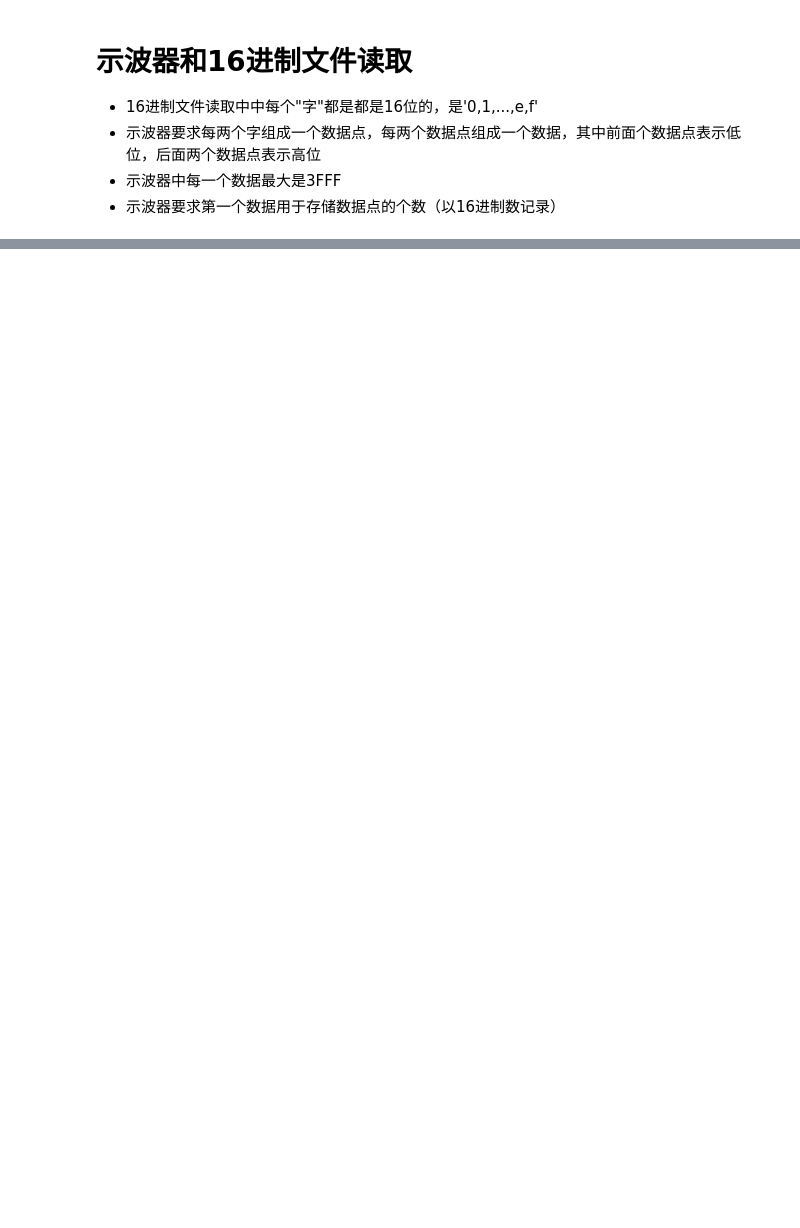
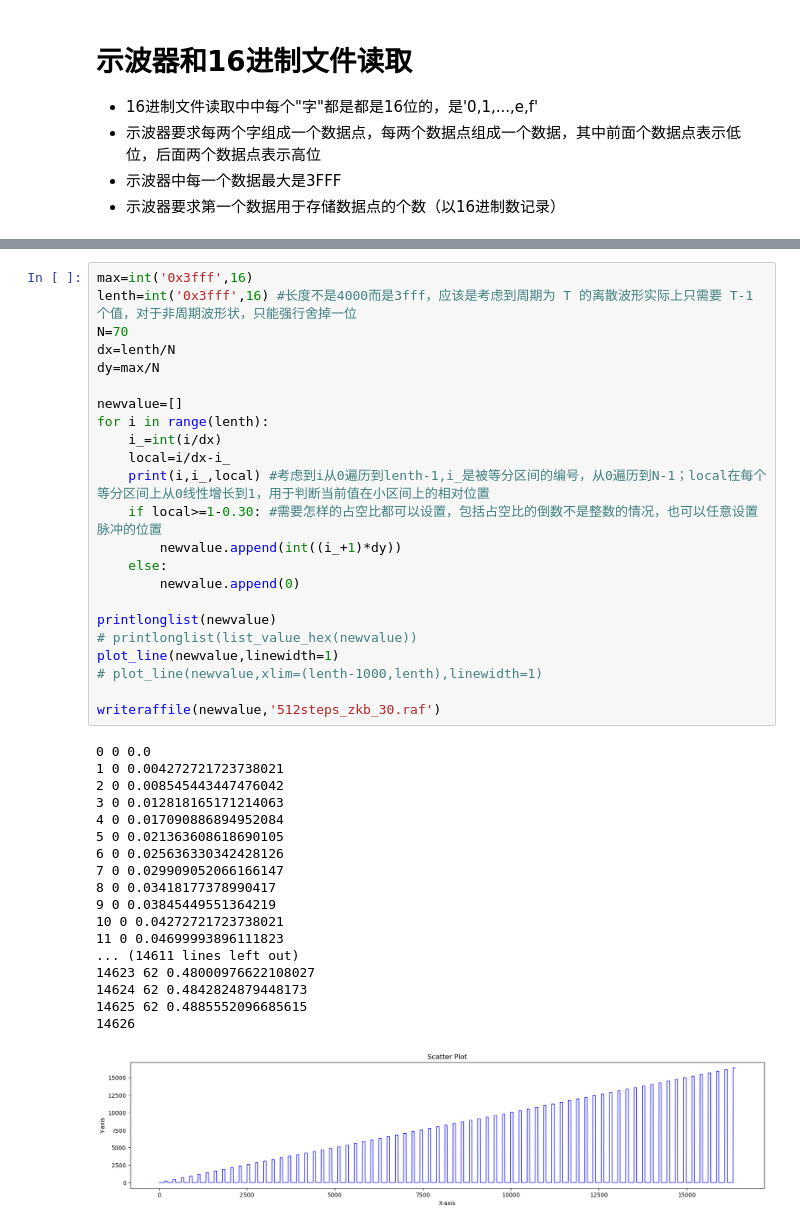
Before and after one commit to Xuanyiyiren/Oscilloscope-waveform-editing, a Jupyter notebook: 波形编辑.ipynb, the cells around one changed output, grey strips where cells are left out. Saved outputs shown, nothing was run; the diff lists cells and outputs as text; blank space fills up the shorter version.

```diff
--- a/波形编辑.ipynb
+++ b/波形编辑.ipynb
@@ -230 +225,43 @@ df 3f df 3f df 3f df 3f df 3f df 3f df 3f df 3f df 3f df 3f df 3f df 3f df 3f df
 ff 3f ff 3f ff 3f ff 3f ff 3f ff 3f ff 3f ff 3f ff 3f ff 3f ff 3f ff 3f ff 3f ff 3f ff 3f
+# %%
+max=int('0x3fff',16)
+lenth=int('0x3fff',16) #长度不是4000而是3fff，应该是考虑到周期为 T 的离散波形实际上只需要 T-1 个值，对于非周期波形状，只能强行舍掉一位
+N=70
+dx=lenth/N
+dy=max/N
+
+newvalue=[]
+for i in range(lenth):
+    i_=int(i/dx)
+    local=i/dx-i_
+    print(i,i_,local) #考虑到i从0遍历到lenth-1,i_是被等分区间的编号，从0遍历到N-1；local在每个等分区间上从0线性增长到1，用于判断当前值在小区间上的相对位置
+    if local>=1-0.30: #需要怎样的占空比都可以设置，包括占空比的倒数不是整数的情况，也可以任意设置脉冲的位置
+        newvalue.append(int((i_+1)*dy))
+    else:
+        newvalue.append(0)
+
+printlonglist(newvalue)
+# printlonglist(list_value_hex(newvalue))
+plot_line(newvalue,linewidth=1)
+# plot_line(newvalue,xlim=(lenth-1000,lenth),linewidth=1)
+
+writeraffile(newvalue,'512steps_zkb_30.raf')
+# %% [output]
+0 0 0.0
+1 0 0.004272721723738021
+2 0 0.008545443447476042
+3 0 0.012818165171214063
+4 0 0.017090886894952084
+5 0 0.021363608618690105
+6 0 0.025636330342428126
+7 0 0.029909052066166147
+8 0 0.03418177378990417
+9 0 0.03845449551364219
+10 0 0.04272721723738021
+11 0 0.04699993896111823
+... (14611 lines left out)
+14623 62 0.48000976622108027
+14624 62 0.4842824879448173
+14625 62 0.4885552096685615
+14626
+[figure, added]
```
Also changed, not shown: parts of 8 cells of this notebook.
